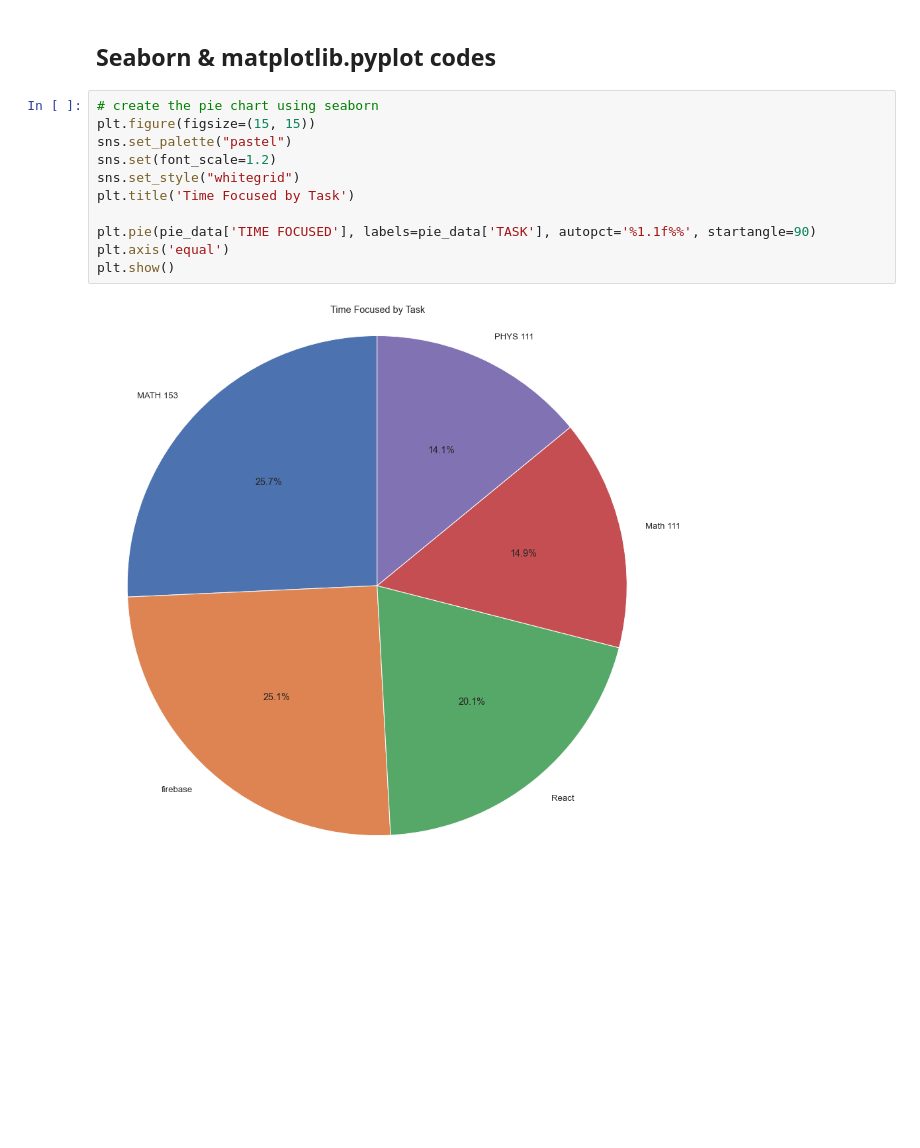
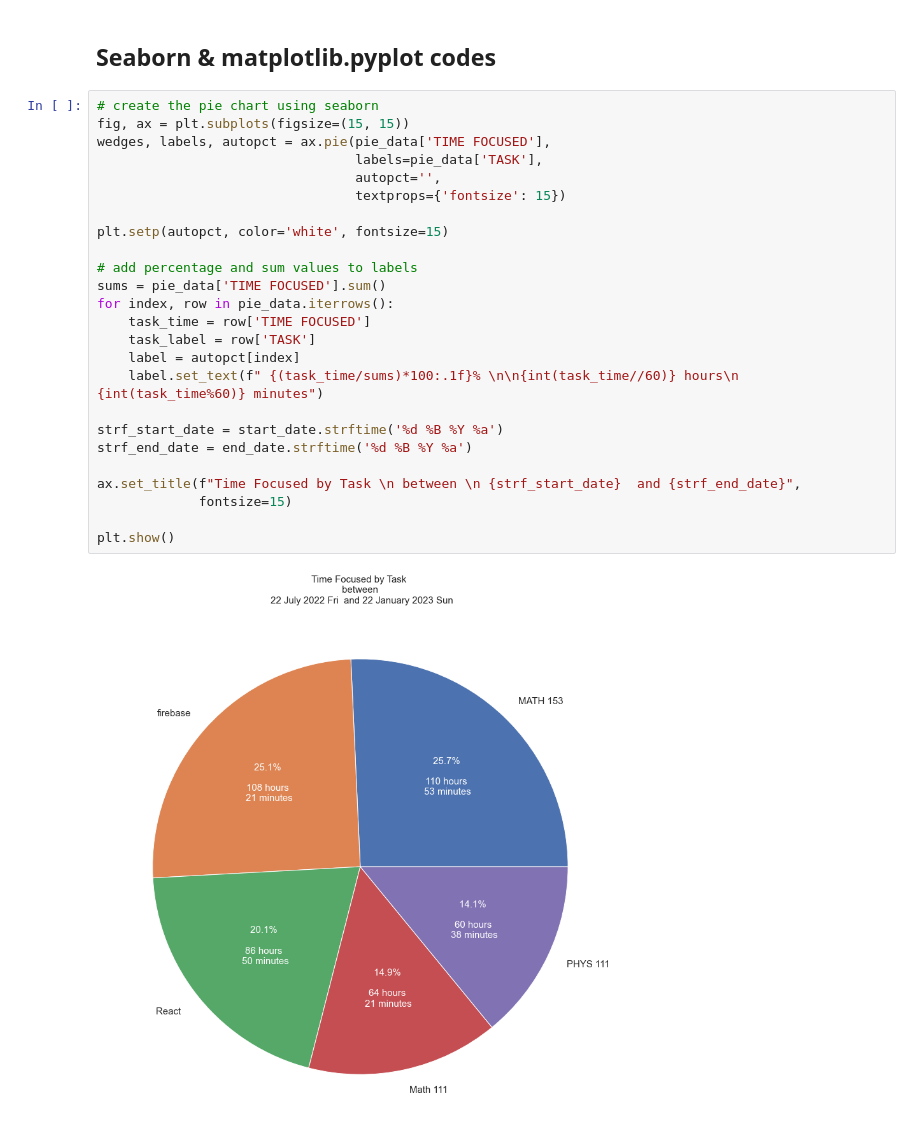
Before and after one commit to itszehrakaya/study-analysis, a Jupyter notebook: cleaning_data.ipynb, the cells around one changed output. Cells and saved outputs as stored; diff of their text form; blank space fills up the shorter version.

Commit message:
..
create pie chart additions

```diff
--- a/cleaning_data.ipynb
+++ b/cleaning_data.ipynb
@@ -165,16 +165,30 @@ pie_data = pie_data.groupby('TASK')['TIME FOCUSED'].sum().reset_index()
 pie_data =  pie_data.sort_values(by='TIME FOCUSED',ascending= False ).reset_index().head()
 # %% [markdown]
 ## Seaborn & matplotlib.pyplot codes
-# %%
-# create the pie chart using seaborn
-plt.figure(figsize=(15, 15))
-sns.set_palette("pastel")
-sns.set(font_scale=1.2)
-sns.set_style("whitegrid")
-plt.title('Time Focused by Task')
-
-plt.pie(pie_data['TIME FOCUSED'], labels=pie_data['TASK'], autopct='%1.1f%%', startangle=90)
-plt.axis('equal')
-plt.show()
-# %% [output]
-[figure, removed]
+# %%
+# create the pie chart using seaborn
+fig, ax = plt.subplots(figsize=(15, 15))
+wedges, labels, autopct = ax.pie(pie_data['TIME FOCUSED'],
+                                 labels=pie_data['TASK'],
+                                 autopct='',
+                                 textprops={'fontsize': 15})
+
+plt.setp(autopct, color='white', fontsize=15)
+
+# add percentage and sum values to labels
+sums = pie_data['TIME FOCUSED'].sum()
+for index, row in pie_data.iterrows():
+    task_time = row['TIME FOCUSED']
+    task_label = row['TASK']
+    label = autopct[index]
+    label.set_text(f" {(task_time/sums)*100:.1f}% \n\n{int(task_time//60)} hours\n {int(task_time%60)} minutes")
+
+strf_start_date = start_date.strftime('%d %B %Y %a')
+strf_end_date = end_date.strftime('%d %B %Y %a')
+
+ax.set_title(f"Time Focused by Task \n between \n {strf_start_date}  and {strf_end_date}",
+             fontsize=15)
+
+plt.show()
+# %% [output]
+[figure, added]
```
